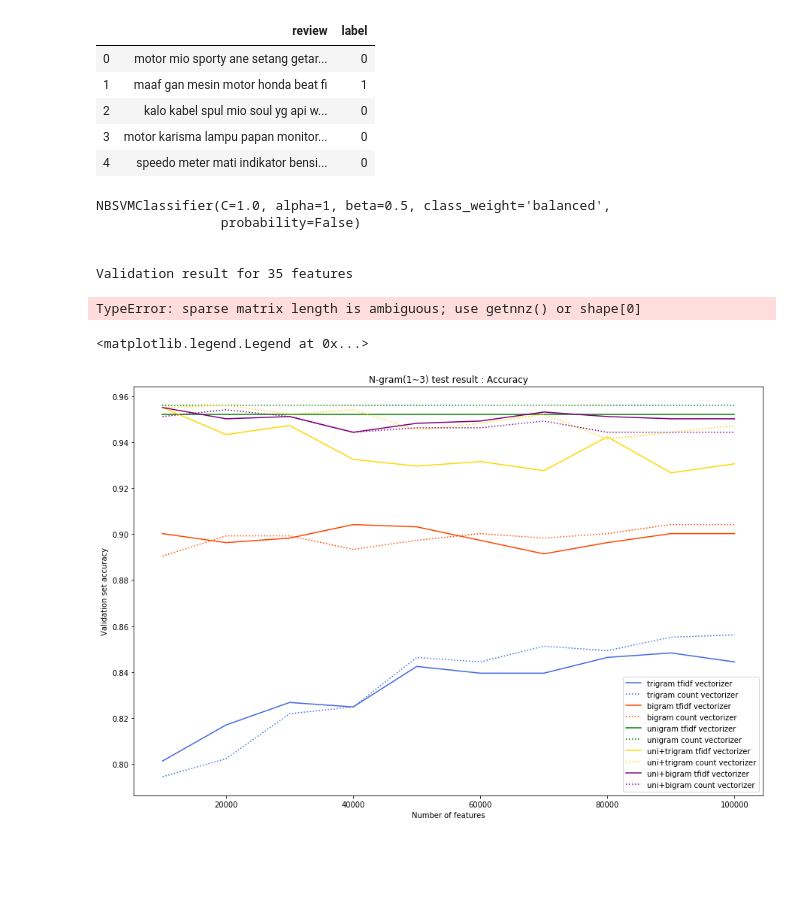
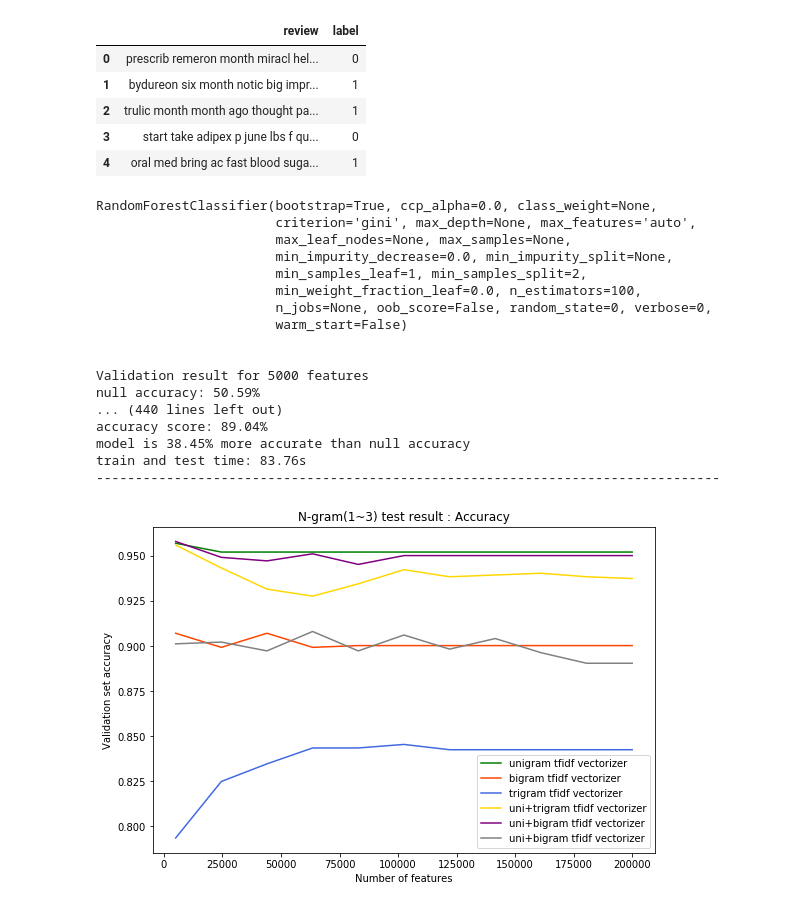
Before and after one commit to ekkyws/TA, a Jupyter notebook: akurasitfidf.ipynb, the cells around one changed output. Cells and saved outputs as stored; diff of their text form; code cells hidden in the pictures; blank space fills up the shorter version.

Commit message:
Add files via upload
Tugas Akhir : Klasifikasi Pertanyaan terkait Keluhan Sepeda Motor menggunakan Metode Naive Bayes dan Support Vector Machine

```diff
--- a/akurasitfidf.ipynb
+++ b/akurasitfidf.ipynb
@@ -12,5 +12,5 @@ from nbsvm import NBSVMClassifier
 # %%
-corpus = pd.read_csv("C:/Users/User/Downloads/TA/traindata.csv")
+corpus = pd.read_csv("C:/Users/Lenovo/PycharmProject/Random Forest/venv/traindata.csv")
 corpus.head()
 # %% [output]
 |  | review | label |
@@ -22,13 +22,13 @@ corpus.head()
 # %%
-corpus_test = pd.read_csv("C:/Users/User/Downloads/TA/testdata.csv")
+corpus_test = pd.read_csv("C:/Users/Lenovo/PycharmProject/Random Forest/venv/testdata.csv")
 corpus_test.head()
 # %% [output]
 |  | review | label |
-| 0 | motor mio sporty ane setang getar... | 0 |
-| 1 | maaf gan mesin motor honda beat fi | 1 |
-| 2 | kalo kabel spul mio soul yg api w... | 0 |
-| 3 | motor karisma lampu papan monitor... | 0 |
-| 4 | speedo meter mati indikator bensi... | 0 |
+| 0 | prescrib remeron month miracl hel... | 0 |
+| 1 | bydureon six month notic big impr... | 1 |
+| 2 | trulic month month ago thought pa... | 1 |
+| 3 | start take adipex p june lbs f qu... | 0 |
+| 4 | oral med bring ac fast blood suga... | 1 |
 # %%
 x_train = corpus['review']
 x_test = corpus_test['review']
@@ -58,10 +58,10 @@ def accuracy_summary(pipeline, x_train, y_train, x_test, y_test):
     return accuracy, train_test_time
 
 cvec = CountVectorizer()
-nbsvm = NBSVMClassifier()
-n_features = np.arange(35,3000,300)
+rf = RandomForestClassifier(n_estimators=100, random_state=0)
+n_features = np.arange(5000,200001,19500)
 
-def nfeature_accuracy_checker(vectorizer=cvec, n_features=n_features, ngram_range=(1, 1), classifier=nbsvm):
+def nfeature_accuracy_checker(vectorizer=cvec, n_features=n_features, ngram_range=(1, 1), classifier=rf):
     result = []
     print (classifier)
     print ("\n")
@@ -78,54 +78,53 @@ def nfeature_accuracy_checker(vectorizer=cvec, n_features=n_features, ngram_rang
 # %%
 tvec = TfidfVectorizer()
 
-feature_result_uni = nfeature_accuracy_checker(vectorizer=tvec,ngram_range=(1,1))
+
+feature_result_uni = nfeature_accuracy_checker(vectorizer=tvec,ngram_range=(1, 1))
 feature_result_bi = nfeature_accuracy_checker(vectorizer=tvec,ngram_range=(2, 2))
 feature_result_tri = nfeature_accuracy_checker(vectorizer=tvec,ngram_range=(3, 3))
+feature_result_ubi = nfeature_accuracy_checker(vectorizer=tvec,ngram_range=(1, 2))
 feature_result_utri = nfeature_accuracy_checker(vectorizer=tvec,ngram_range=(1, 3))
-feature_result_ubi = nfeature_accuracy_checker(vectorizer=tvec,ngram_range=(1, 2))
-feature_result_ub = nfeature_accuracy_checker(vectorizer=cvec,ngram_range=(1, 2))
-feature_result_ut = nfeature_accuracy_checker(vectorizer=cvec,ngram_range=(1, 3))
-feature_result_t = nfeature_accuracy_checker(vectorizer=cvec,ngram_range=(3, 3))
-feature_result_b = nfeature_accuracy_checker(vectorizer=cvec,ngram_range=(2, 2))
-feature_result_u = nfeature_accuracy_checker(vectorizer=cvec,ngram_range=(1, 1))
-
+feature_result_bitri = nfeature_accuracy_checker(vectorizer=tvec,ngram_range=(2, 3))
 
 
 nfeatures_plot_uni = pd.DataFrame(feature_result_uni,columns=['nfeatures','validation_accuracy','train_test_time'])
 nfeatures_plot_bi = pd.DataFrame(feature_result_bi,columns=['nfeatures','validation_accuracy','train_test_time'])
 nfeatures_plot_tri = pd.DataFrame(feature_result_tri,columns=['nfeatures','validation_accuracy','train_test_time'])
+nfeatures_plot_ubi = pd.DataFrame(feature_result_ubi,columns=['nfeatures','validation_accuracy','train_test_time'])
 nfeatures_plot_utri = pd.DataFrame(feature_result_utri,columns=['nfeatures','validation_accuracy','train_test_time'])
-nfeatures_plot_ubi = pd.DataFrame(feature_result_ubi,columns=['nfeatures','validation_accuracy','train_test_time'])
-nfeatures_plot_u = pd.DataFrame(feature_result_u,columns=['nfeatures','validation_accuracy','train_test_time'])
-nfeatures_plot_b = pd.DataFrame(feature_result_b,columns=['nfeatures','validation_accuracy','train_test_time'])
-nfeatures_plot_t = pd.DataFrame(feature_result_t,columns=['nfeatures','validation_accuracy','train_test_time'])
-nfeatures_plot_ub = pd.DataFrame(feature_result_ub,columns=['nfeatures','validation_accuracy','train_test_time'])
-nfeatures_plot_ut = pd.DataFrame(feature_result_ut,columns=['nfeatures','validation_accuracy','train_test_time'])
+nfeatures_plot_bitri = pd.DataFrame(feature_result_bitri,columns=['nfeatures','validation_accuracy','train_test_time'])
 # %% [output]
-NBSVMClassifier(C=1.0, alpha=1, beta=0.5, class_weight='balanced',
-                probability=False)
+RandomForestClassifier(bootstrap=True, ccp_alpha=0.0, class_weight=None,
+                       criterion='gini', max_depth=None, max_features='auto',
+                       max_leaf_nodes=None, max_samples=None,
+                       min_impurity_decrease=0.0, min_impurity_split=None,
+                       min_samples_leaf=1, min_samples_split=2,
+                       min_weight_fraction_leaf=0.0, n_estimators=100,
+                       n_jobs=None, oob_score=False, random_state=0, verbose=0,
+                       warm_start=False)
 
 
-Validation result for 35 features
+Validation result for 5000 features
+null accuracy: 50.59%
+... (440 lines left out)
+accuracy score: 89.04%
+model is 38.45% more accurate than null accuracy
+train and test time: 83.76s
+--------------------------------------------------------------------------------
-TypeError: sparse matrix length is ambiguous; use getnnz() or shape[0]
 # %%
-plt.figure(figsize=(15,10))
+plt.figure(figsize=(9,6))
+plt.plot(nfeatures_plot_uni.nfeatures, nfeatures_plot_uni.validation_accuracy, label='unigram tfidf vectorizer',color='green')
+plt.plot(nfeatures_plot_bi.nfeatures, nfeatures_plot_bi.validation_accuracy,label='bigram tfidf vectorizer',color='orangered')
 plt.plot(nfeatures_plot_tri.nfeatures, nfeatures_plot_tri.validation_accuracy,label='trigram tfidf vectorizer',color='royalblue')
-plt.plot(nfeatures_plot_t.nfeatures, nfeatures_plot_t.validation_accuracy,label='trigram count vectorizer',linestyle=':', color='royalblue')
-plt.plot(nfeatures_plot_bi.nfeatures, nfeatures_plot_bi.validation_accuracy,label='bigram tfidf vectorizer',color='orangered')
-plt.plot(nfeatures_plot_b.nfeatures, nfeatures_plot_b.validation_accuracy,label='bigram count vectorizer',linestyle=':',color='orangered')
-plt.plot(nfeatures_plot_uni.nfeatures, nfeatures_plot_uni.validation_accuracy, label='unigram tfidf vectorizer',color='green')
-plt.plot(nfeatures_plot_u.nfeatures, nfeatures_plot_u.validation_accuracy, label='unigram count vectorizer',linestyle=':',color='green')
 plt.plot(nfeatures_plot_utri.nfeatures, nfeatures_plot_utri.validation_accuracy,label='uni+trigram tfidf vectorizer',color='gold')
-plt.plot(nfeatures_plot_ut.nfeatures, nfeatures_plot_ut.validation_accuracy,label='uni+trigram count vectorizer',linestyle=':', color='gold')
 plt.plot(nfeatures_plot_ubi.nfeatures, nfeatures_plot_ubi.validation_accuracy,label='uni+bigram tfidf vectorizer',color='purple')
-plt.plot(nfeatures_plot_ub.nfeatures, nfeatures_plot_ub.validation_accuracy,label='uni+bigram count vectorizer',linestyle=':', color='purple')
+plt.plot(nfeatures_plot_bitri.nfeatures, nfeatures_plot_bitri.validation_accuracy,label='uni+bigram tfidf vectorizer',color='grey')
 
 plt.title("N-gram(1~3) test result : Accuracy")
 plt.xlabel("Number of features")
 plt.ylabel("Validation set accuracy")
 
 plt.legend()
+plt.savefig('./tfidf.png', format='png', dpi=2000, bbox_inches="tight")
 # %% [output]
-<matplotlib.legend.Legend at 0x...>
-[figure, old version]
+[figure, new version]
```
Also changed, not shown: parts of 2 cells of this notebook, 33 other files.
